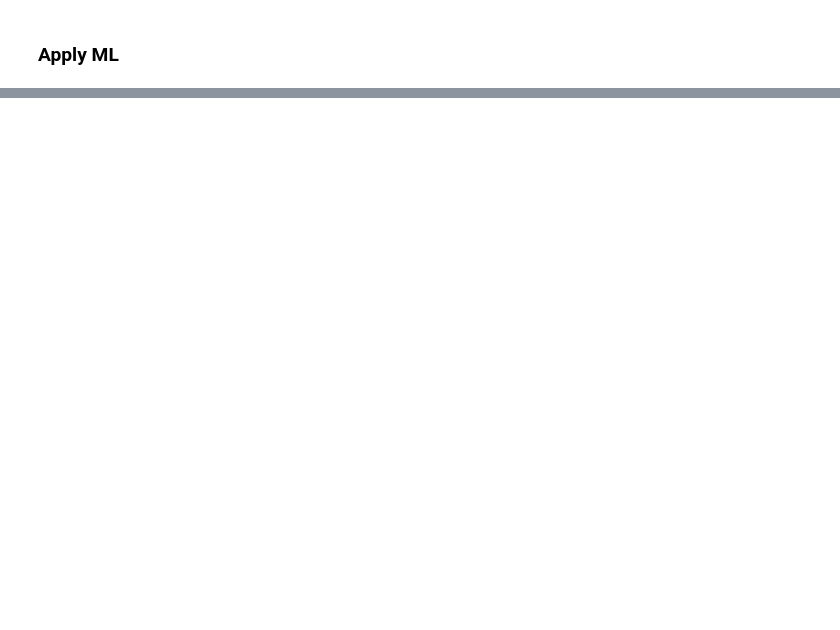
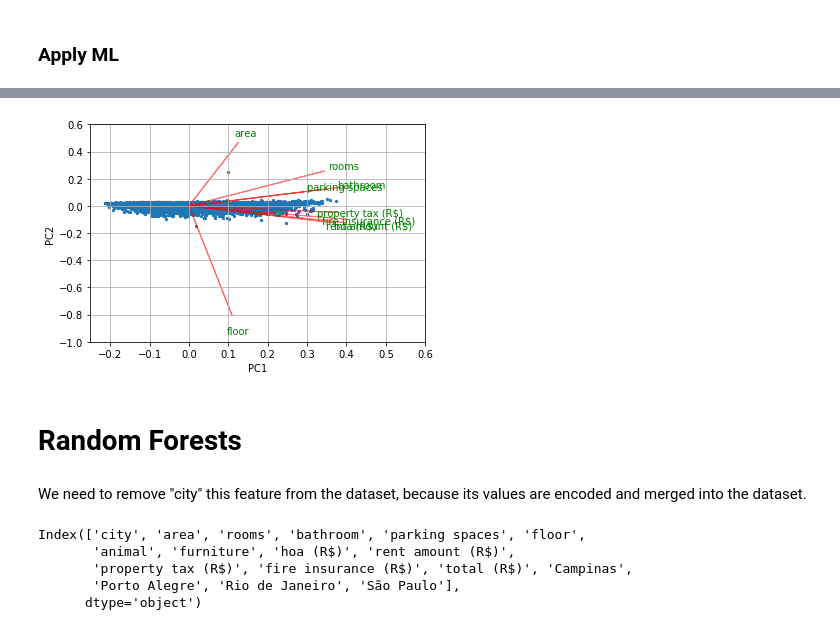
Before and after one commit to JiashiChen96/INF552_final_project, a Jupyter notebook: inf552_final.ipynb, the cells around one changed output, grey strips where cells are left out. Drawn from its saved outputs; the diff is of its cells as text; code cells hidden in the pictures; blank space fills up the shorter version.

```diff
--- a/inf552_final.ipynb
+++ b/inf552_final.ipynb
@@ -404,0 +444,39 @@ max(g_train[0])
+# %%
+def myplot(score,coeff,labels=None):
+    xs = score[:,0]
+    ys = score[:,1]
+    n = coeff.shape[0]
+    scalex = 1.0/(xs.max() - xs.min())
+    scaley = 1.0/(ys.max() - ys.min())
+    plt.scatter(xs * scalex,ys * scaley,s=5)
+    for i in range(n):
+        plt.arrow(0, 0, coeff[i,0], coeff[i,1],color = 'r',alpha = 0.5)
+        if labels is None:
+            plt.text(coeff[i,0]* 1.15, coeff[i,1] * 1.15, "Var"+str(i+1), color = 'green', ha = 'center', va = 'center')
+        else:
+            plt.text(coeff[i,0]* 1.15, coeff[i,1] * 1.15, labels[i], color = 'g', ha = 'center', va = 'center')
+
+    plt.xlabel("PC{}".format(1))
+    plt.ylabel("PC{}".format(2))
+
+    plt.grid()
+# %%
+myplot(pca[:,0:2],np.transpose(pca_model.components_[0:2, :]),X_columns)
+plt.xlim(-0.25,0.6)
+plt.ylim(-1,0.6)
+plt.show()
+# %% [output]
+[figure, added]
+# %% [markdown]
+# Random Forests
+# %% [markdown]
+We need to remove "city" this feature from the dataset, because its values are encoded and merged into the dataset.
+# %%
+
+pro.data.columns
+# %% [output]
+Index(['city', 'area', 'rooms', 'bathroom', 'parking spaces', 'floor',
+       'animal', 'furniture', 'hoa (R$)', 'rent amount (R$)',
+       'property tax (R$)', 'fire insurance (R$)', 'total (R$)', 'Campinas',
+       'Porto Alegre', 'Rio de Janeiro', 'São Paulo'],
+      dtype='object')
```
Also changed, not shown: parts of 55 cells of this notebook.
